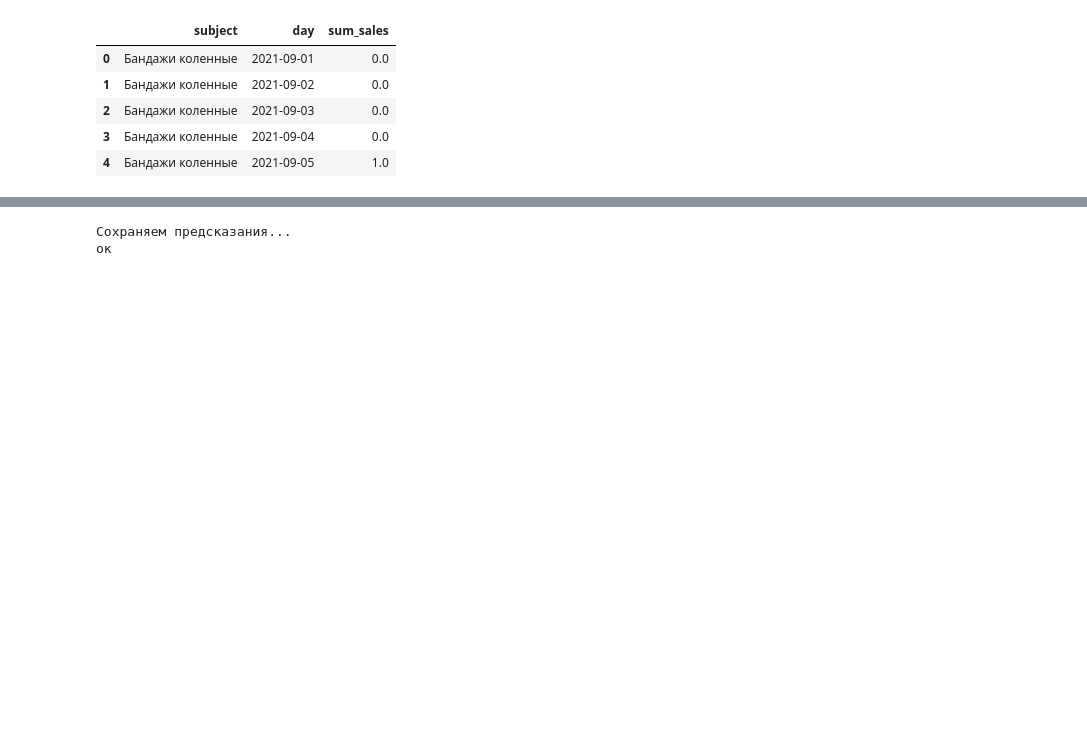
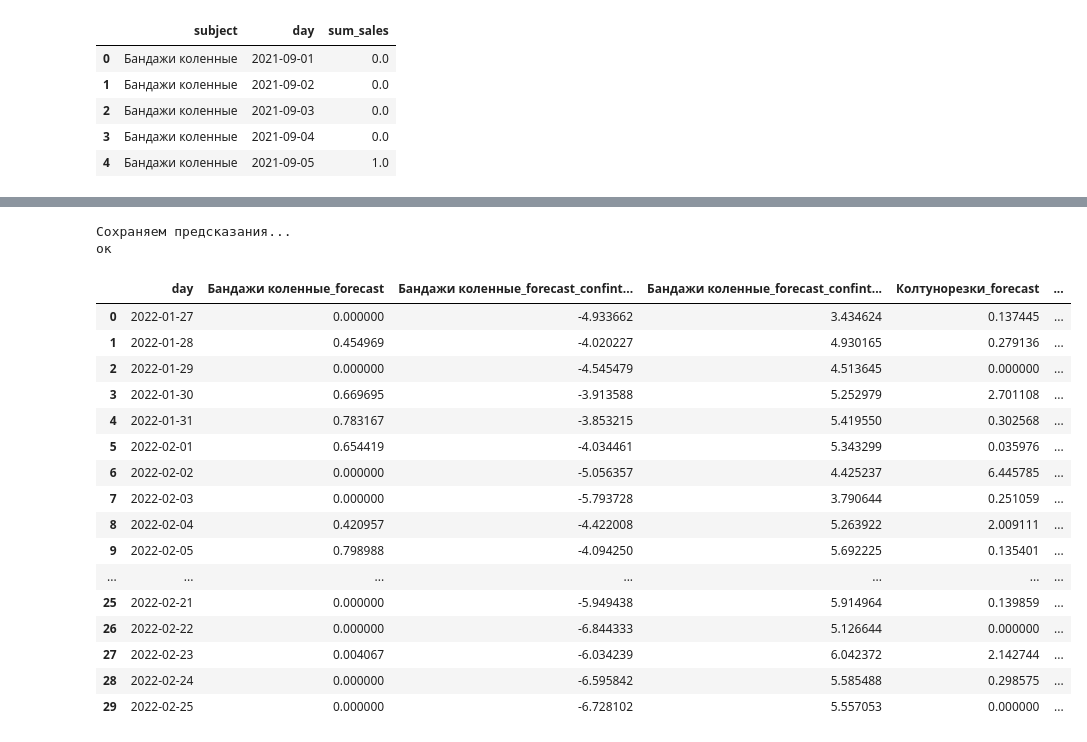
Before and after one commit to andreitsev/wb, a Jupyter notebook: notebooks/Modelling.ipynb, the cells around one changed output, grey strips where cells are left out. Drawn from its saved outputs; the diff is of its cells as text; code cells hidden in the pictures; blank space fills up the shorter version.

```diff
--- a/notebooks/Modelling.ipynb
+++ b/notebooks/Modelling.ipynb
@@ -264,9 +260,26 @@ Total fit time: 6.210 seconds
 # %%
 # Сохранение предсказаний
-make_forecast()
+_ = make_forecast()
 # %% [output]
 Сохраняем предсказания...
 ок
+|  | day | Бандажи коленные_forecast | Бандажи коленные_forecast_confint... | Бандажи коленные_forecast_confint... | Колтунорезки_forecast | ... |
+| 0 | 2022-01-27 | 0.000000 | -4.933662 | 3.434624 | 0.137445 | ... |
+| 1 | 2022-01-28 | 0.454969 | -4.020227 | 4.930165 | 0.279136 | ... |
+| 2 | 2022-01-29 | 0.000000 | -4.545479 | 4.513645 | 0.000000 | ... |
+| 3 | 2022-01-30 | 0.669695 | -3.913588 | 5.252979 | 2.701108 | ... |
+| 4 | 2022-01-31 | 0.783167 | -3.853215 | 5.419550 | 0.302568 | ... |
+| 5 | 2022-02-01 | 0.654419 | -4.034461 | 5.343299 | 0.035976 | ... |
+| 6 | 2022-02-02 | 0.000000 | -5.056357 | 4.425237 | 6.445785 | ... |
+| 7 | 2022-02-03 | 0.000000 | -5.793728 | 3.790644 | 0.251059 | ... |
+| 8 | 2022-02-04 | 0.420957 | -4.422008 | 5.263922 | 2.009111 | ... |
+| 9 | 2022-02-05 | 0.798988 | -4.094250 | 5.692225 | 0.135401 | ... |
+| ... | ... | ... | ... | ... | ... | ... |
+| 25 | 2022-02-21 | 0.000000 | -5.949438 | 5.914964 | 0.139859 | ... |
+| 26 | 2022-02-22 | 0.000000 | -6.844333 | 5.126644 | 0.000000 | ... |
+| 27 | 2022-02-23 | 0.004067 | -6.034239 | 6.042372 | 2.142744 | ... |
+| 28 | 2022-02-24 | 0.000000 | -6.595842 | 5.585488 | 0.298575 | ... |
+| 29 | 2022-02-25 | 0.000000 | -6.728102 | 5.557053 | 0.000000 | ... |
 # %%
 N = 30
 predict_train_data = True
```
Also changed, not shown: parts of 7 cells of this notebook.
